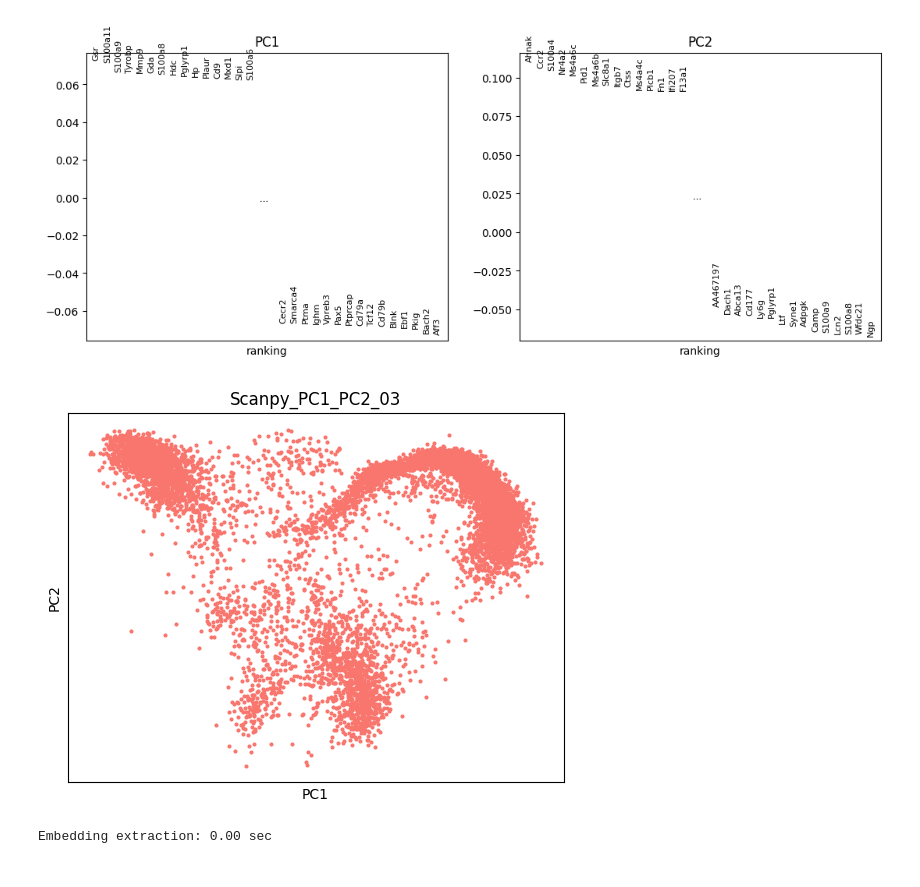
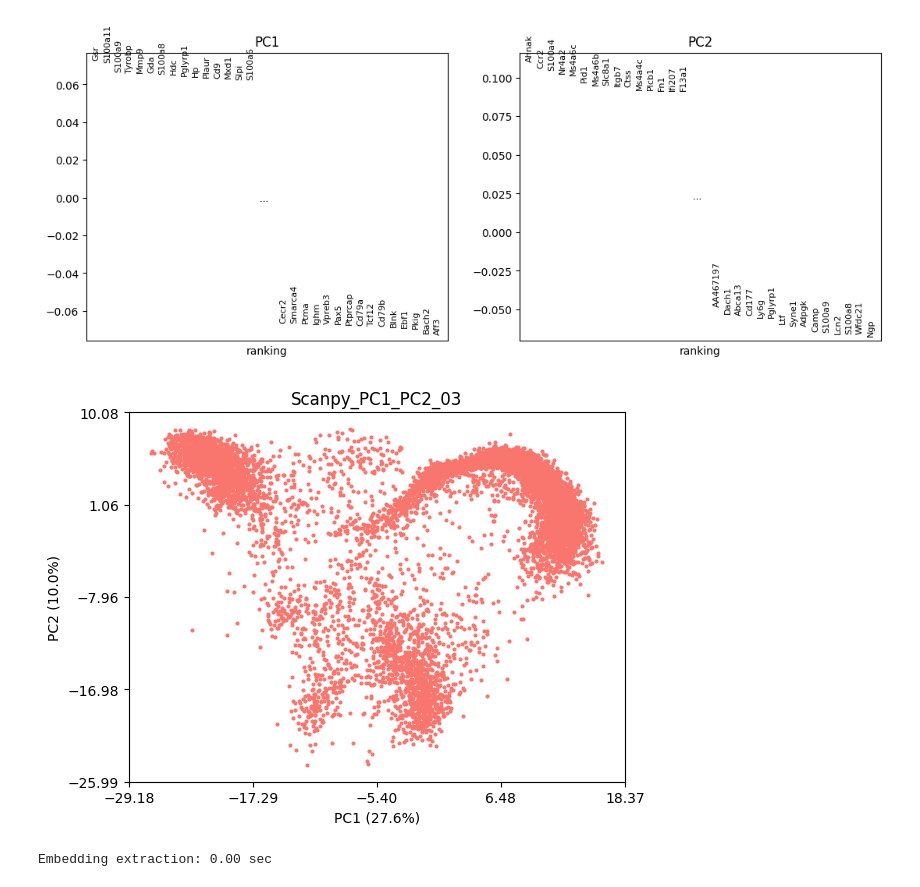
Before and after one commit to snsaiphoo/cis6060_finalproject, a Jupyter notebook: 03_GSM8545309.ipynb, the cells around one changed output. Saved outputs shown, nothing was run; the diff lists cells and outputs as text; code cells hidden in the pictures.

```diff
--- a/03_GSM8545309.ipynb
+++ b/03_GSM8545309.ipynb
@@ -238,28 +236,35 @@ sc.pl.pca_loadings(adata, components="1,2")
 # %%
 # Flip to match Seurat
 adata.obsm["X_pca"][:, 0] *= -1
-adata.obsm["X_pca"][:, 1] *= -1
+adata.obsm["X_pca"][:, 1] *= 1
 
 sc.pl.pca(
     adata,
     color=None,
     size=15,
     title="Scanpy_PC1_PC2_03",
     show=False
 )
 
 ax = plt.gca()
 
+ax.set_xticks(np.linspace(*ax.get_xlim(), 5))
+ax.set_yticks(np.linspace(*ax.get_ylim(), 5))
+
 ax.collections[0].set_color("#F8766D")
 
-# Match aspect
-#ax.set_aspect('equal', adjustable='datalim')
-#ax.margins(0.05)
+# Get variance explained
+var_exp =  adata.uns["pca"]["variance"] / adata.uns["pca"]["variance"].sum()
 
-plt.savefig("figures/pca_pc1_pc2_scanpy_03.png", dpi=300)
+# Label axes with percentages
+ax.set_xlabel(f"PC1 ({var_exp[0]*100:.1f}%)")
+ax.set_ylabel(f"PC2 ({var_exp[1]*100:.1f}%)")
+
+
+plt.savefig("scanpy_03/pca_pc1_pc2_scanpy_03.png", dpi=300)
 plt.show()
 # %% [output]
-[figure, old version]
+[figure, new version]
 # %%
 pca_embeddings = timed(
     "Embedding extraction",
```
Also changed, not shown: parts of 15 cells of this notebook.
